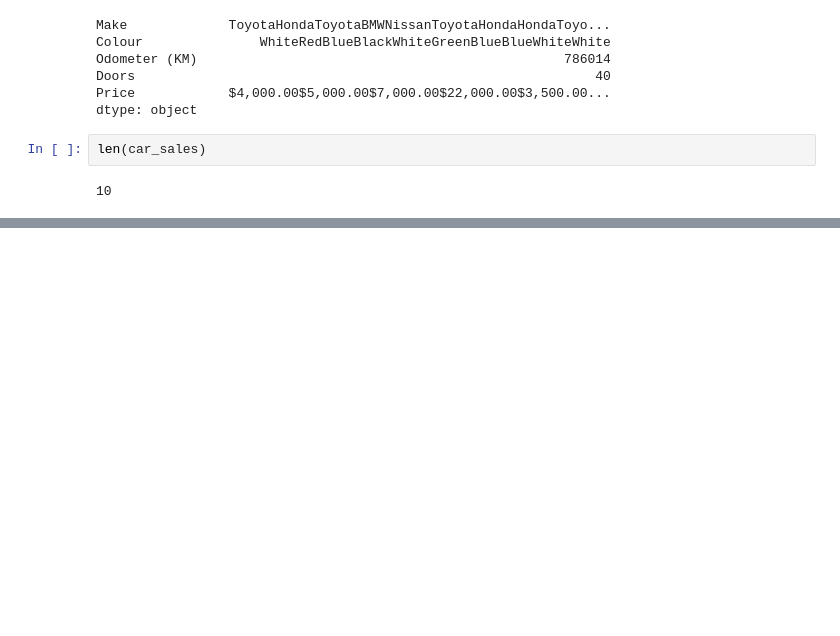
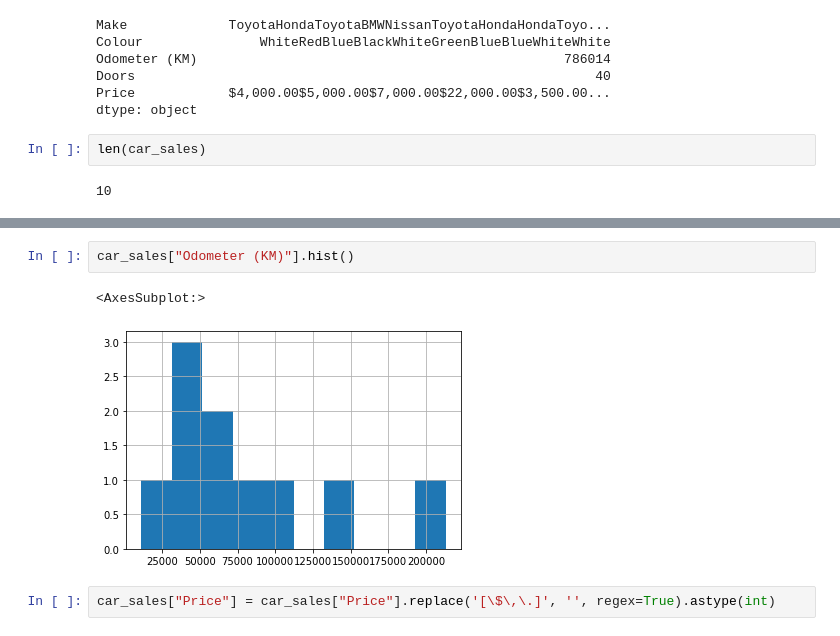
Before and after one commit to AndreyCesarVilacha/PandasNumPy, a Jupyter notebook: introduction-to-pandas.ipynb, the cells around one changed output, grey strips where cells are left out. Drawn from its saved outputs; the diff is of its cells as text; blank space fills up the shorter version.

```diff
--- a/introduction-to-pandas.ipynb
+++ b/introduction-to-pandas.ipynb
@@ -117,0 +196,7 @@ len(car_sales)
+# %%
+car_sales["Odometer (KM)"].hist()
+# %% [output]
+<AxesSubplot:>
+[figure, added]
+# %%
+car_sales["Price"] = car_sales["Price"].replace('[\$\,\.]', '', regex=True).astype(int)
```
Also changed, not shown: parts of 15 cells of this notebook.
